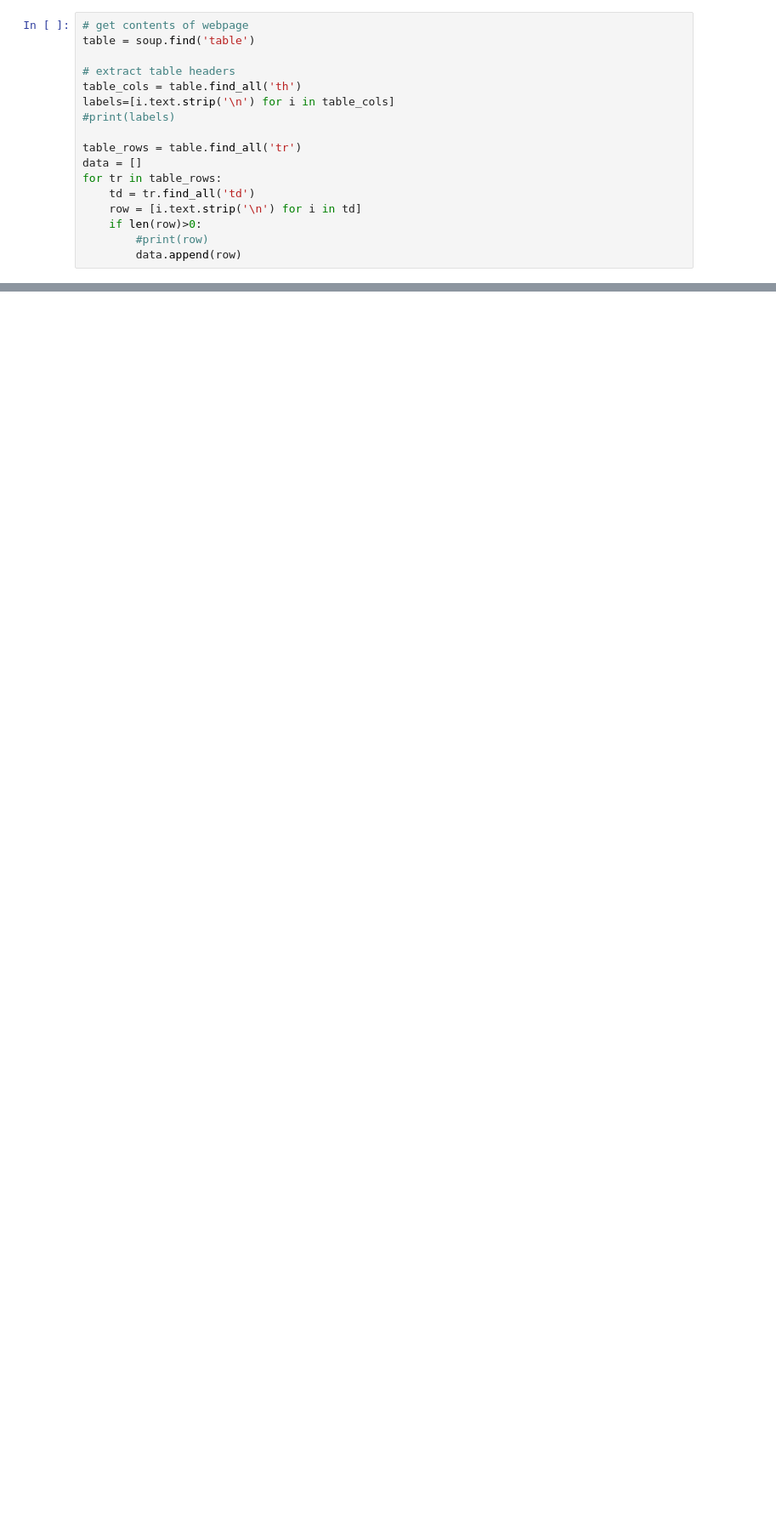
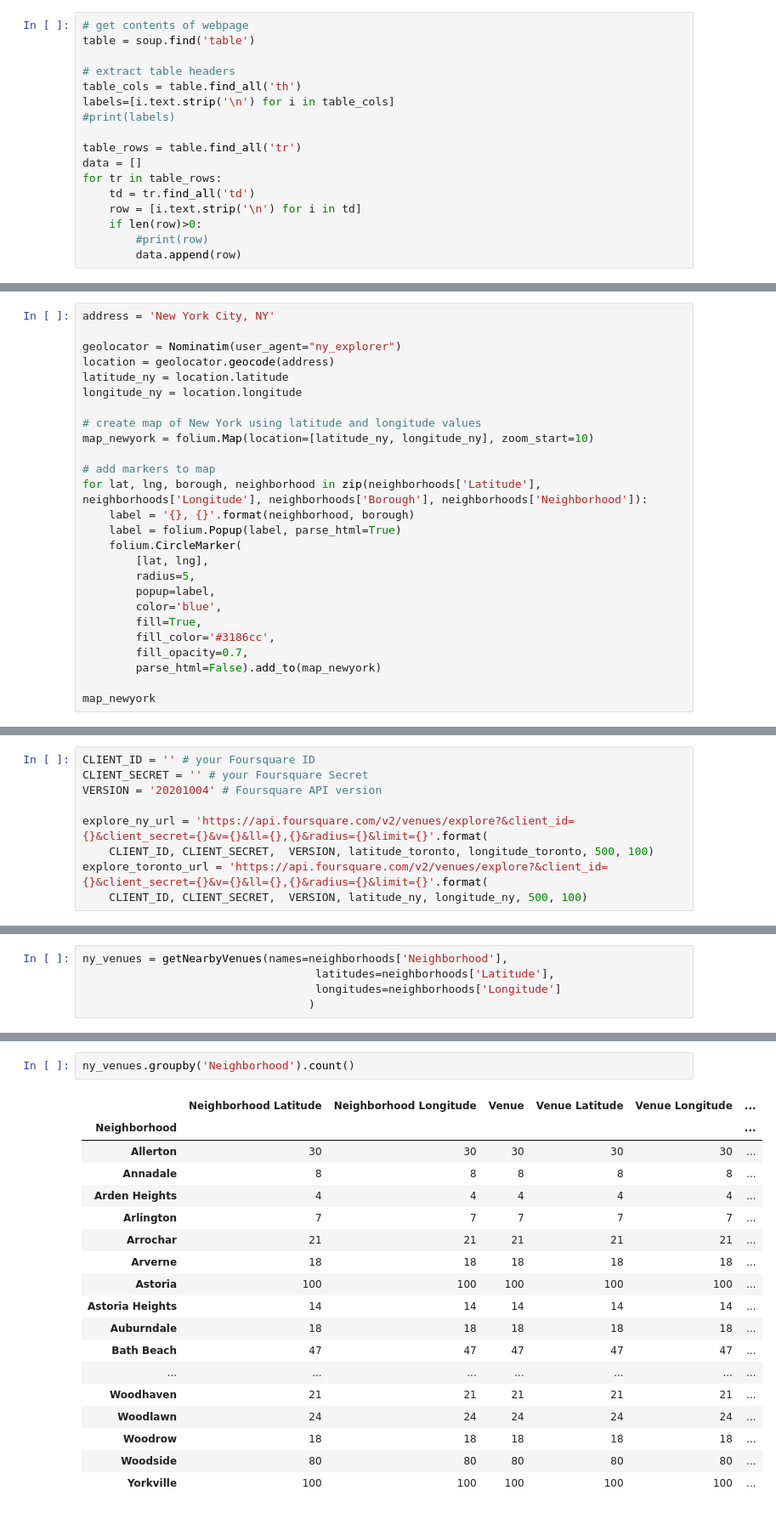
Before and after one commit to SparkyBoilermaker/Coursera_Capstone, a Jupyter notebook: Project.ipynb, the cells around one changed output, grey strips where cells are left out. Shown at 85% size. Saved outputs shown, nothing was run; the diff lists cells and outputs as text; blank space fills up the shorter version.

```diff
--- a/Project.ipynb
+++ b/Project.ipynb
@@ -62,0 +170,26 @@ df.shape
+# %%
+address = 'New York City, NY'
+
+geolocator = Nominatim(user_agent="ny_explorer")
+location = geolocator.geocode(address)
+latitude_ny = location.latitude
+longitude_ny = location.longitude
+
+# create map of New York using latitude and longitude values
+map_newyork = folium.Map(location=[latitude_ny, longitude_ny], zoom_start=10)
+
+# add markers to map
+for lat, lng, borough, neighborhood in zip(neighborhoods['Latitude'], neighborhoods['Longitude'], neighborhoods['Borough'], neighborhoods['Neighborhood']):
+    label = '{}, {}'.format(neighborhood, borough)
+    label = folium.Popup(label, parse_html=True)
+    folium.CircleMarker(
+        [lat, lng],
+        radius=5,
+        popup=label,
+        color='blue',
+        fill=True,
+        fill_color='#3186cc',
+        fill_opacity=0.7,
+        parse_html=False).add_to(map_newyork)
+
+map_newyork
@@ -62,0 +201,9 @@ df.shape
+# %%
+CLIENT_ID = '' # your Foursquare ID
+CLIENT_SECRET = '' # your Foursquare Secret
+VERSION = '20201004' # Foursquare API version
+
+explore_ny_url = 'https://api.foursquare.com/v2/venues/explore?&client_id={}&client_secret={}&v={}&ll={},{}&radius={}&limit={}'.format(
+    CLIENT_ID, CLIENT_SECRET,  VERSION, latitude_toronto, longitude_toronto, 500, 100)
+explore_toronto_url = 'https://api.foursquare.com/v2/venues/explore?&client_id={}&client_secret={}&v={}&ll={},{}&radius={}&limit={}'.format(
+    CLIENT_ID, CLIENT_SECRET,  VERSION, latitude_ny, longitude_ny, 500, 100)
@@ -62,0 +270,5 @@ df.shape
+# %%
+ny_venues = getNearbyVenues(names=neighborhoods['Neighborhood'],
+                                   latitudes=neighborhoods['Latitude'],
+                                   longitudes=neighborhoods['Longitude']
+                                  )
@@ -62,0 +300,21 @@ df.shape
+# %%
+ny_venues.groupby('Neighborhood').count()
+# %% [output]
+|  | Neighborhood Latitude | Neighborhood Longitude | Venue | Venue Latitude | Venue Longitude | ... |
+| Neighborhood |  |  |  |  |  | ... |
+| Allerton | 30 | 30 | 30 | 30 | 30 | ... |
+| Annadale | 8 | 8 | 8 | 8 | 8 | ... |
+| Arden Heights | 4 | 4 | 4 | 4 | 4 | ... |
+| Arlington | 7 | 7 | 7 | 7 | 7 | ... |
+| Arrochar | 21 | 21 | 21 | 21 | 21 | ... |
+| Arverne | 18 | 18 | 18 | 18 | 18 | ... |
+| Astoria | 100 | 100 | 100 | 100 | 100 | ... |
+| Astoria Heights | 14 | 14 | 14 | 14 | 14 | ... |
+| Auburndale | 18 | 18 | 18 | 18 | 18 | ... |
+| Bath Beach | 47 | 47 | 47 | 47 | 47 | ... |
+| ... | ... | ... | ... | ... | ... | ... |
+| Woodhaven | 21 | 21 | 21 | 21 | 21 | ... |
+| Woodlawn | 24 | 24 | 24 | 24 | 24 | ... |
+| Woodrow | 18 | 18 | 18 | 18 | 18 | ... |
+| Woodside | 80 | 80 | 80 | 80 | 80 | ... |
+| Yorkville | 100 | 100 | 100 | 100 | 100 | ... |
```
Also changed, not shown: parts of 61 cells of this notebook, 5 other files.
